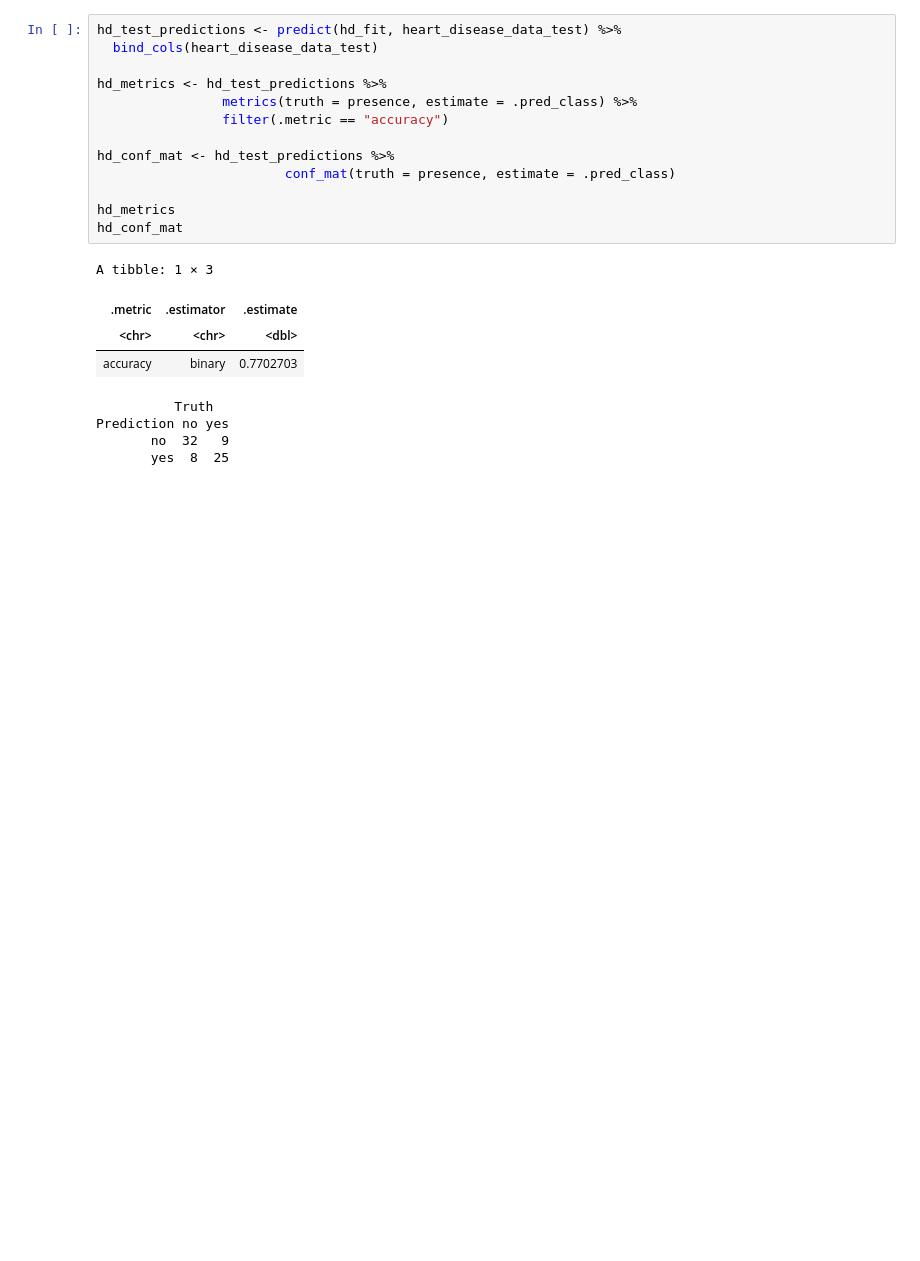
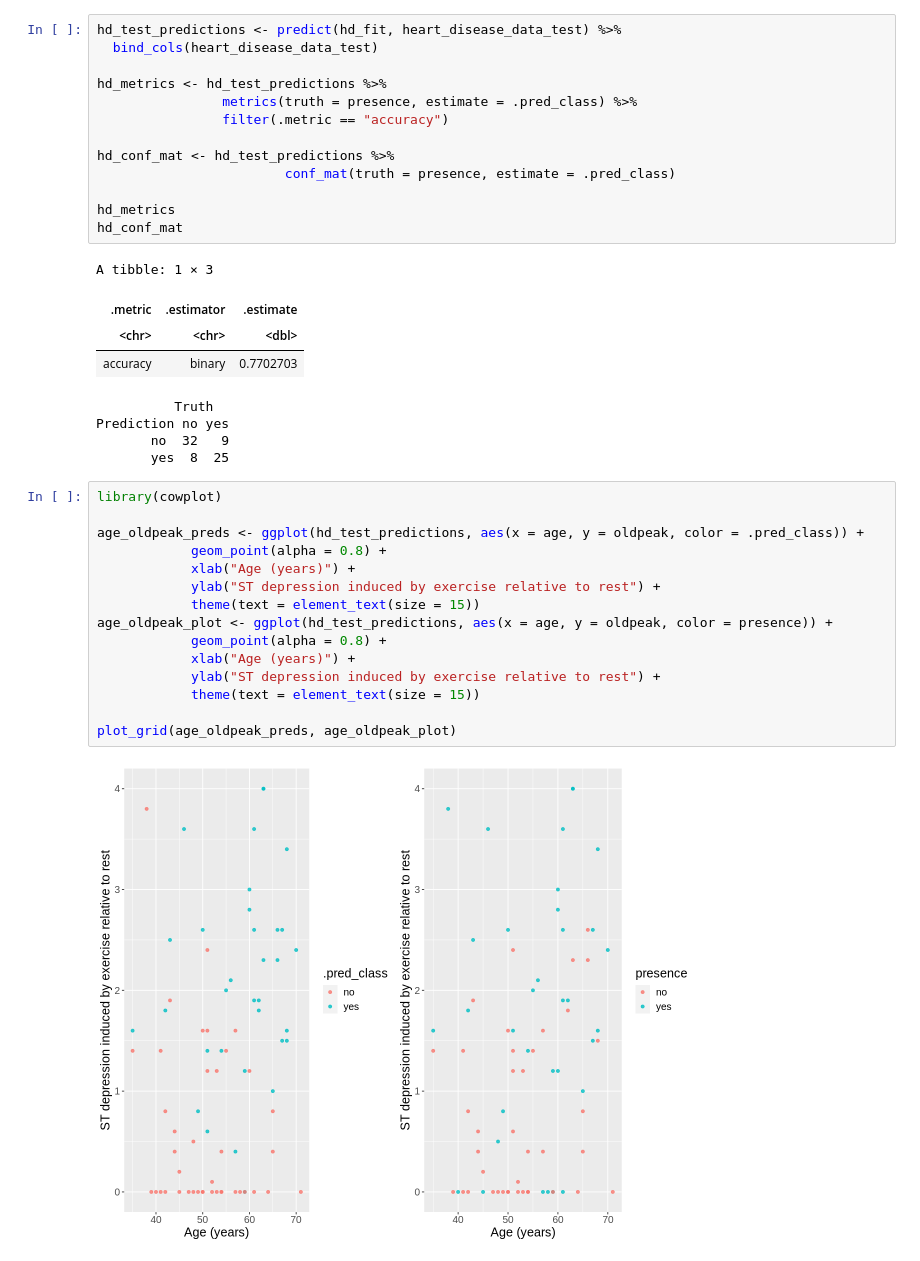
Before and after one commit to tashijain/DSCI100GroupProject, a Jupyter notebook: group_project_report.ipynb, the cells around one changed output. Cells and saved outputs as stored; diff of their text form; blank space fills up the shorter version.

Commit message:
comparisons of presence to predictions + changed variables in methods description

```diff
--- a/group_project_report.ipynb
+++ b/group_project_report.ipynb
@@ -664,3 +676,20 @@ A tibble: 1 × 3
 Prediction no yes
        no  32   9
        yes  8  25
+# %%
+library(cowplot)
+
+age_oldpeak_preds <- ggplot(hd_test_predictions, aes(x = age, y = oldpeak, color = .pred_class)) +
+            geom_point(alpha = 0.8) +
+            xlab("Age (years)") +
+            ylab("ST depression induced by exercise relative to rest") +
+            theme(text = element_text(size = 15))
+age_oldpeak_plot <- ggplot(hd_test_predictions, aes(x = age, y = oldpeak, color = presence)) +
+            geom_point(alpha = 0.8) +
+            xlab("Age (years)") +
+            ylab("ST depression induced by exercise relative to rest") +
+            theme(text = element_text(size = 15))
+
+plot_grid(age_oldpeak_preds, age_oldpeak_plot)
+# %% [output]
+[figure, added]
```
Also changed, not shown: parts of 5 cells of this notebook.
